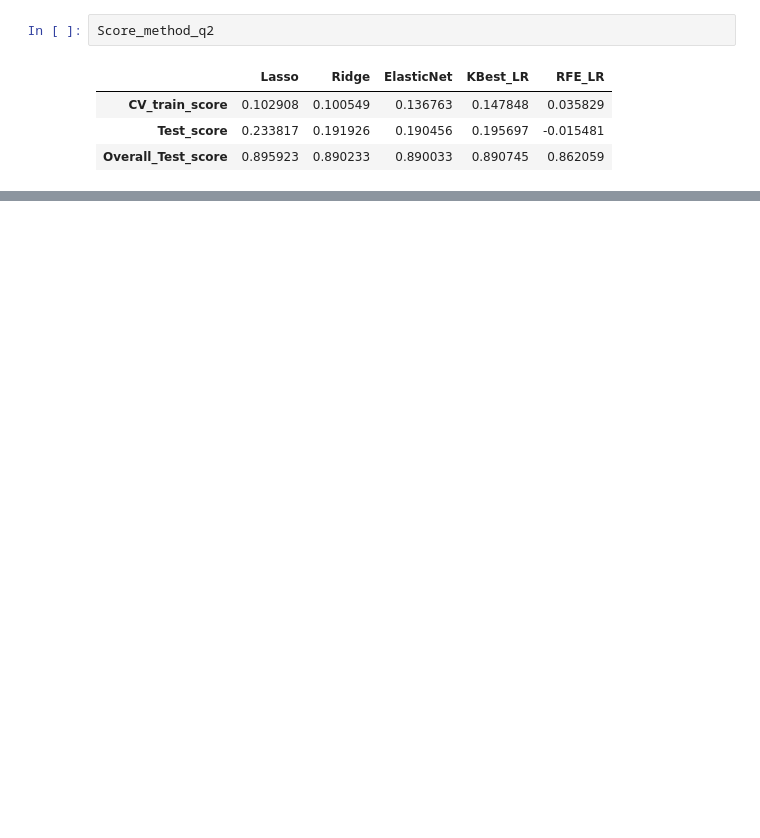
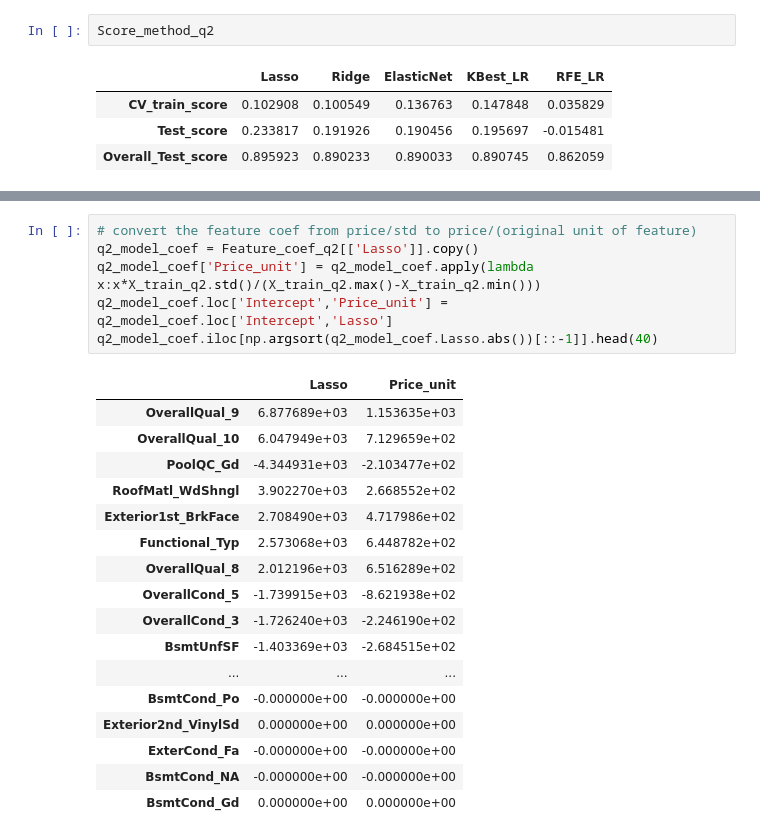
Before and after one commit to Miaowshroom/project3_a2, a Jupyter notebook: project-03-combined.ipynb, the cells around one changed output, grey strips where cells are left out. Cells and saved outputs as stored; diff of their text form; blank space fills up the shorter version.

Commit message:
Explain p2 model

```diff
--- a/project-03-combined.ipynb
+++ b/project-03-combined.ipynb
@@ -1627,3 +1714,27 @@ Score_method_q2
+# %%
+# convert the feature coef from price/std to price/(original unit of feature)
+q2_model_coef = Feature_coef_q2[['Lasso']].copy()
+q2_model_coef['Price_unit'] = q2_model_coef.apply(lambda x:x*X_train_q2.std()/(X_train_q2.max()-X_train_q2.min()))
+q2_model_coef.loc['Intercept','Price_unit'] = q2_model_coef.loc['Intercept','Lasso']
+q2_model_coef.iloc[np.argsort(q2_model_coef.Lasso.abs())[::-1]].head(40)
+# %% [output]
+|  | Lasso | Price_unit |
+| OverallQual_9 | 6.877689e+03 | 1.153635e+03 |
+| OverallQual_10 | 6.047949e+03 | 7.129659e+02 |
+| PoolQC_Gd | -4.344931e+03 | -2.103477e+02 |
+| RoofMatl_WdShngl | 3.902270e+03 | 2.668552e+02 |
+| Exterior1st_BrkFace | 2.708490e+03 | 4.717986e+02 |
+| Functional_Typ | 2.573068e+03 | 6.448782e+02 |
+| OverallQual_8 | 2.012196e+03 | 6.516289e+02 |
+| OverallCond_5 | -1.739915e+03 | -8.621938e+02 |
+| OverallCond_3 | -1.726240e+03 | -2.246190e+02 |
+| BsmtUnfSF | -1.403369e+03 | -2.684515e+02 |
+| ... | ... | ... |
+| BsmtCond_Po | -0.000000e+00 | -0.000000e+00 |
+| Exterior2nd_VinylSd | 0.000000e+00 | 0.000000e+00 |
+| ExterCond_Fa | -0.000000e+00 | -0.000000e+00 |
+| BsmtCond_NA | -0.000000e+00 | -0.000000e+00 |
+| BsmtCond_Gd | 0.000000e+00 | 0.000000e+00 |
 # %% [markdown]
 <img src="http://imgur.com/GCAf1UX.png" style="float: left; margin: 25px 15px 0px 0px; height: 25px">
 
```
Also changed, not shown: parts of 7 cells of this notebook.
